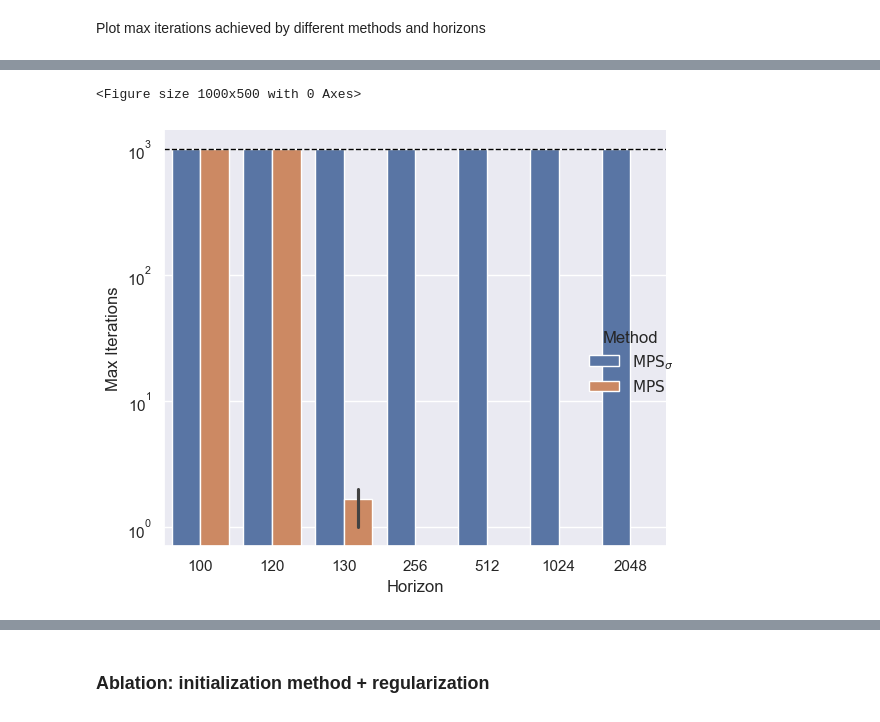
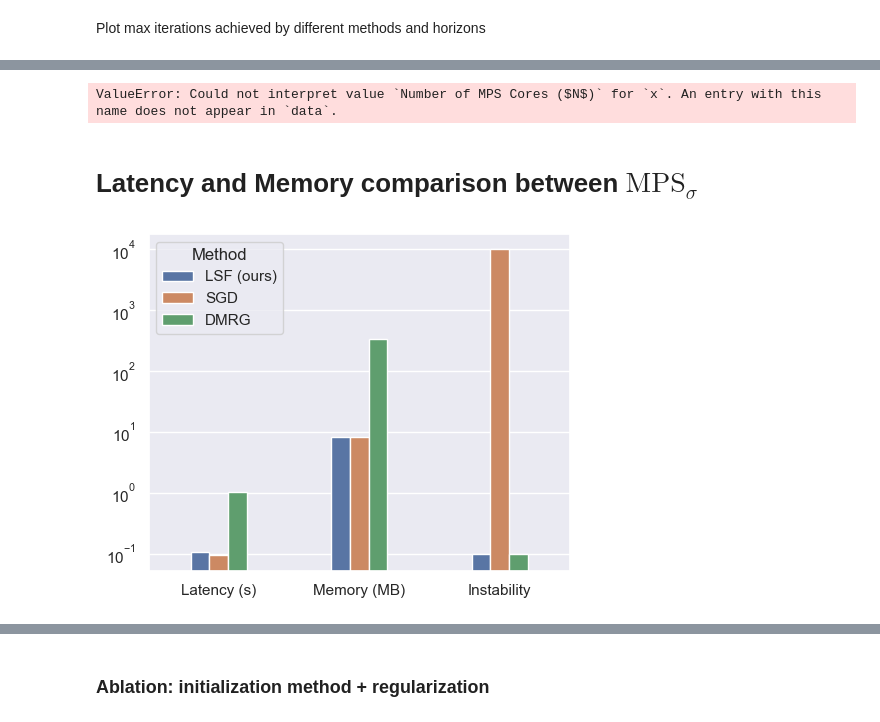
Before and after one commit to marawangamal/ptn, a Jupyter notebook: scripts/results.ipynb, the cells around one changed output, grey strips where cells are left out. Drawn from its saved outputs; the diff is of its cells as text; code cells hidden in the pictures.

```diff
--- a/scripts/results.ipynb
+++ b/scripts/results.ipynb
@@ -398,21 +397,69 @@ df2 = df2.rename(columns={
 # %%
-# Plot max iterations achieved by different methods and horizons
-plt.figure(figsize=(10,5))
-sns.set_theme()
-# Rename max_iterations to "Max Iterations", "horizon" to "Horizon", "method" to "Method" "mps_lsf" to "LSF"
 g = sns.catplot(
-    data=df2,
-    x="Horizon",
+    data=df,
+    x="Number of MPS Cores ($N$)",
     y="Max Iterations",
     hue="Method",
     kind="bar"
 )
-# make y log
+
+# Log scale
 g.ax.set_yscale("log")
-# Add black horizontal line at 1000 for max iters
+
+# Horizontal reference line
 g.ax.axhline(1000, color="black", linestyle="--", linewidth=1)
+sns.move_legend(g.ax, "upper left")
+
 plt.tight_layout()
 plt.show()
 # %% [output]
-<Figure size 1000x500 with 0 Axes>
+ValueError: Could not interpret value `Number of MPS Cores ($N$)` for `x`. An entry with this name does not appear in `data`.
-[figure, removed]
+# %% [markdown]
+# Latency and Memory comparison between $\mathrm{MPS}_\sigma$
+# %%
+import pandas as pd
+import seaborn as sns
+import matplotlib.pyplot as plt
+
+sns.set_theme()
+
+instability_fn = lambda N: 10000 - N + 0.1
+
+# Data
+df_latency_mem = pd.DataFrame({
+    "Method": ["LSF (ours)", "SGD", "DMRG"],
+    "Latency (s)": [0.11, 0.095, 1.04], # for d=1024, h=5
+    "Memory (MB)": [8.5, 8.5, 334],  # for d=1024, h=5
+    # "Instability": [0.1, 10000-2, 0.1],
+    "Instability": [instability_fn(10000), instability_fn(2), instability_fn(10000)],
+    # "Max iterations": [10000, 2, 10000],
+    # Memory
+    # 334.31494140625, mps_bm, h=5, d=1024
+    # 8.50341796875, mps_sigma, h=5, d=1024
+    # Latency
+    # latency,peak_memory_MB,name,R,H,Do,Di,B,sweep_type,sweep_value
+    # 0.11126940727233886,0.1813211441040039,mps_sigma,2,100,2,1,32,H,100
+    # 1.0472214722633362,1.4495563507080078,mps_bm,2,100,2,1,32,H,100
+})
+
+# Melt the dataframe for easier plotting with seaborn
+df_melted = df_latency_mem.melt(id_vars="Method", var_name="Metric", value_name="Value")
+
+plt.figure(figsize=(5, 4))  # smaller width
+sns.barplot(
+    data=df_melted,
+    x="Metric",
+    y="Value",
+    hue="Method",
+    width=0.4  # Make bars skinnier (default is 0.8)
+)
+plt.yscale("log")
+# plt.ylabel("")
+# plt.xlabel("")  # Remove x axis label
+ax = plt.gca()
+ax.set_xlabel(None)
+ax.set_ylabel(None)
+plt.tight_layout()
+plt.show()
+# %% [output]
+[figure, added]
```
Also changed, not shown: parts of 23 cells of this notebook, 39 other files.
